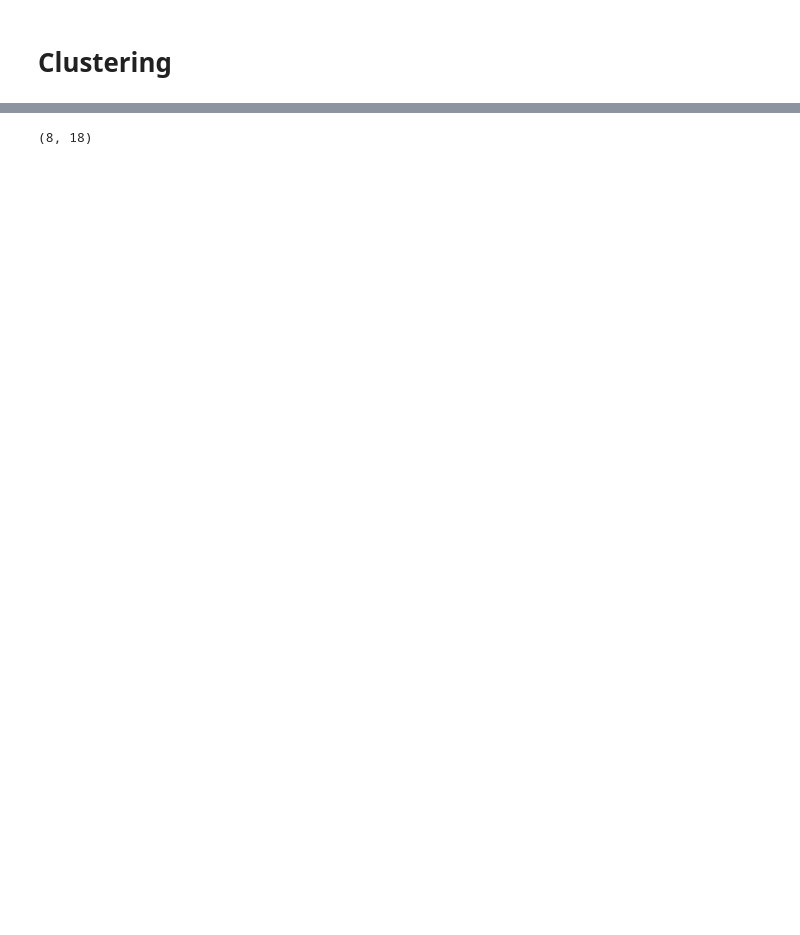
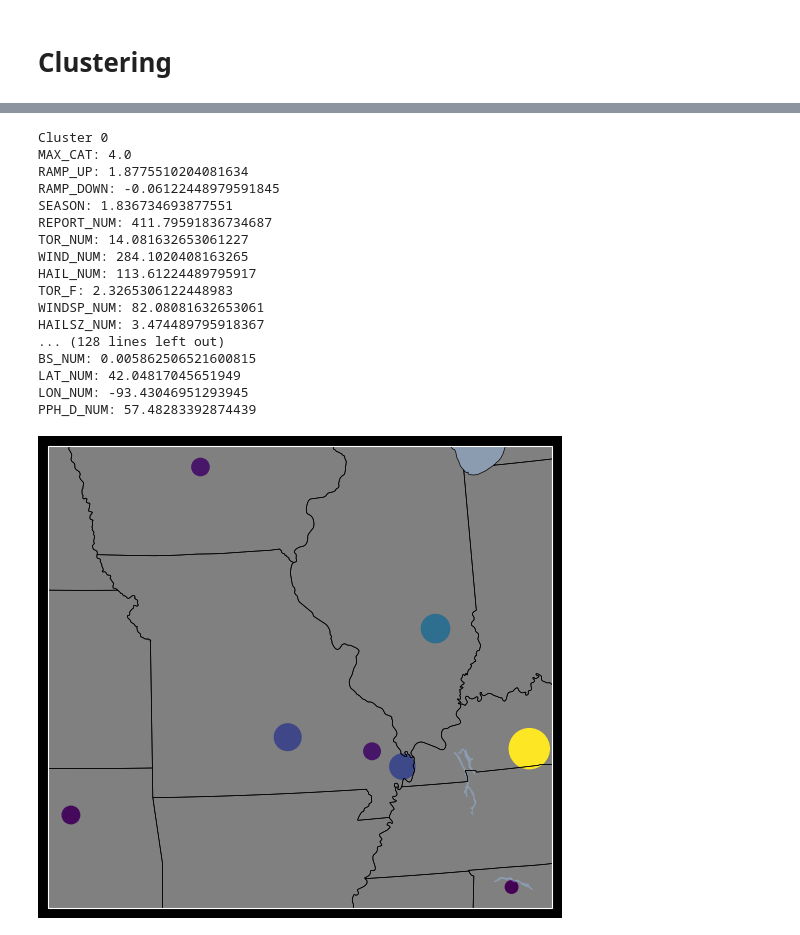
Before and after one commit to milesepstein13/severe-thunderstorm-analysis, a Jupyter notebook: clustering.ipynb, the cells around one changed output, grey strips where cells are left out. Drawn from its saved outputs; the diff is of its cells as text; code cells hidden in the pictures; blank space fills up the shorter version.

```diff
--- a/clustering.ipynb
+++ b/clustering.ipynb
@@ -171,4 +207,21 @@ PPH_D_NUM: 0.05556079297684432
-# %%
-km.cluster_centers_.shape
-# %% [output]
-(8, 18)
+# %%
+plot_clusters(centers, keys, sizekey='REPORT_NUM', colorkey= 'NEIGH_NUM')
+# %% [output]
+Cluster 0
+MAX_CAT: 4.0
+RAMP_UP: 1.8775510204081634
+RAMP_DOWN: -0.06122448979591845
+SEASON: 1.836734693877551
+REPORT_NUM: 411.79591836734687
+TOR_NUM: 14.081632653061227
+WIND_NUM: 284.1020408163265
+HAIL_NUM: 113.61224489795917
+TOR_F: 2.3265306122448983
+WINDSP_NUM: 82.08081632653061
+HAILSZ_NUM: 3.474489795918367
+... (128 lines left out)
+BS_NUM: 0.005862506521600815
+LAT_NUM: 42.04817045651949
+LON_NUM: -93.43046951293945
+PPH_D_NUM: 57.48283392874439
+[figure, added]
```
Also changed, not shown: parts of 6 cells of this notebook.
